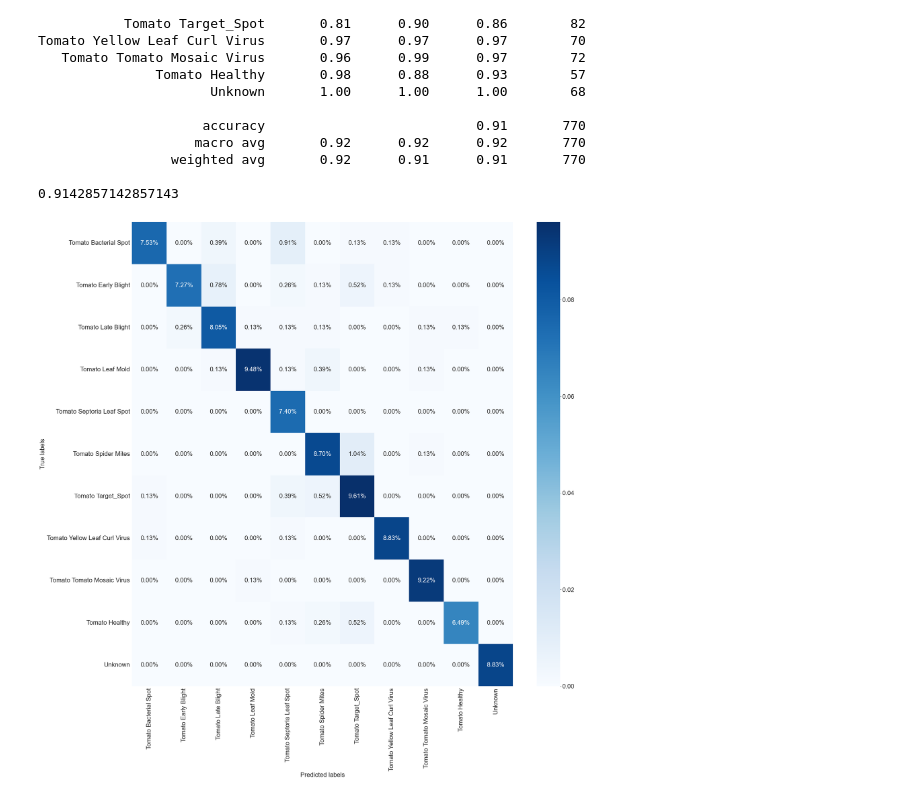
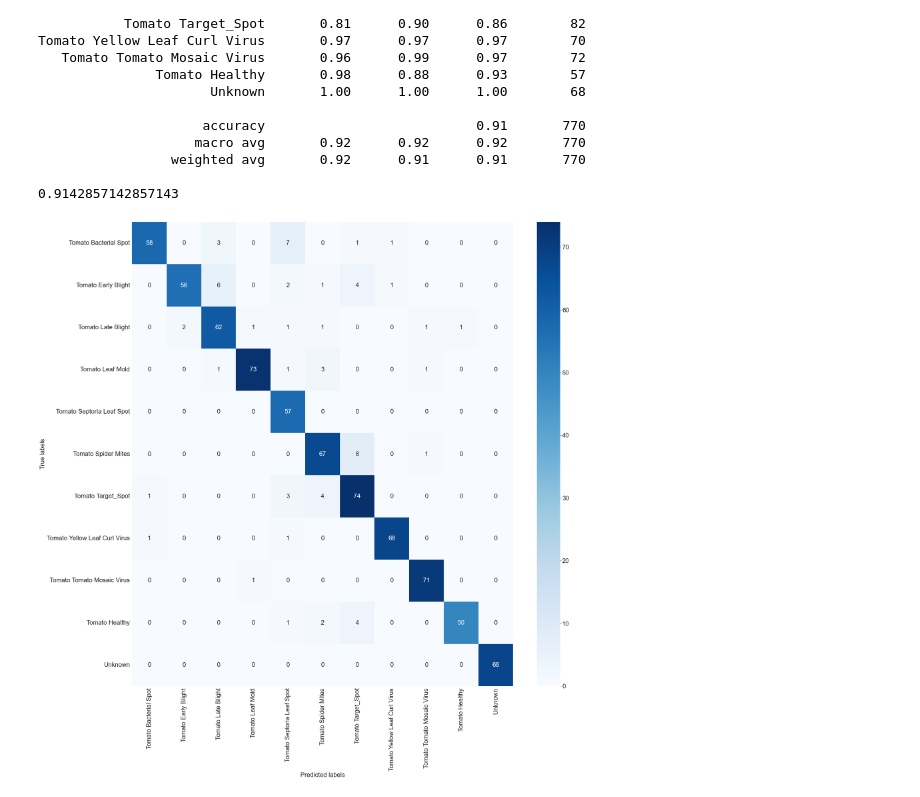
Before and after one commit to MinorvaFalk/tomato-disease-ml, a Jupyter notebook: notebooks/Tomato_Disease_v2.ipynb, the cells around one changed output. Saved outputs shown, nothing was run; the diff lists cells and outputs as text; code cells hidden in the pictures.

```diff
--- a/notebooks/Tomato_Disease_v2.ipynb
+++ b/notebooks/Tomato_Disease_v2.ipynb
@@ -705,9 +705,9 @@ Tomato Yellow Leaf Curl Virus       0.97      0.97      0.97        70
 # %%
 plt.figure(figsize=(30,30))
 cm = confusion_matrix(test_data.classes, y_pred)
-sns.heatmap(cm/np.sum(cm), annot=True, fmt='.2%', cmap='Blues', xticklabels=CLASS_NAMES, yticklabels=CLASS_NAMES, )
+sns.heatmap(cm, annot=True, cmap='Blues', xticklabels=CLASS_NAMES, yticklabels=CLASS_NAMES, )
 plt.xlabel('Predicted labels')
 plt.ylabel('True labels')
 plt.show()
 # %% [output]
-[figure, old version]
+[figure, new version]
```
Also changed, not shown: 6 other files.
